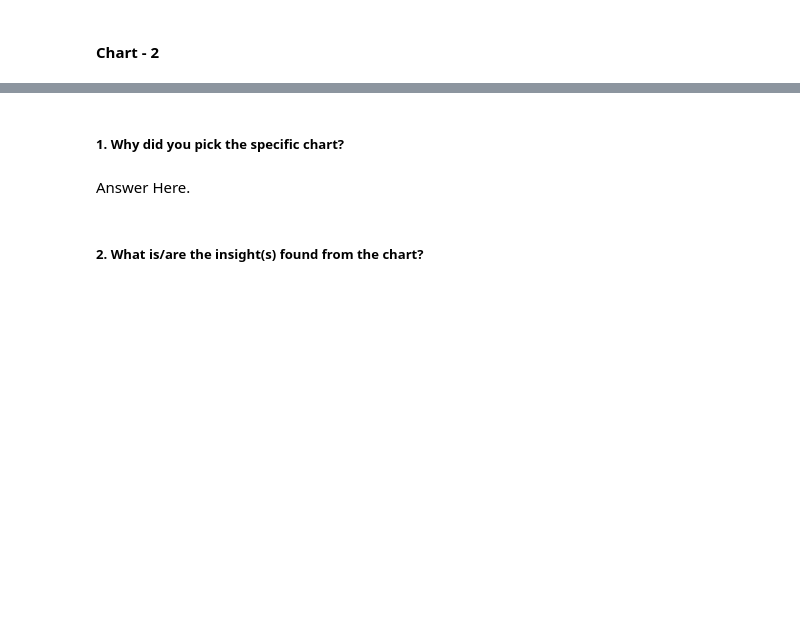
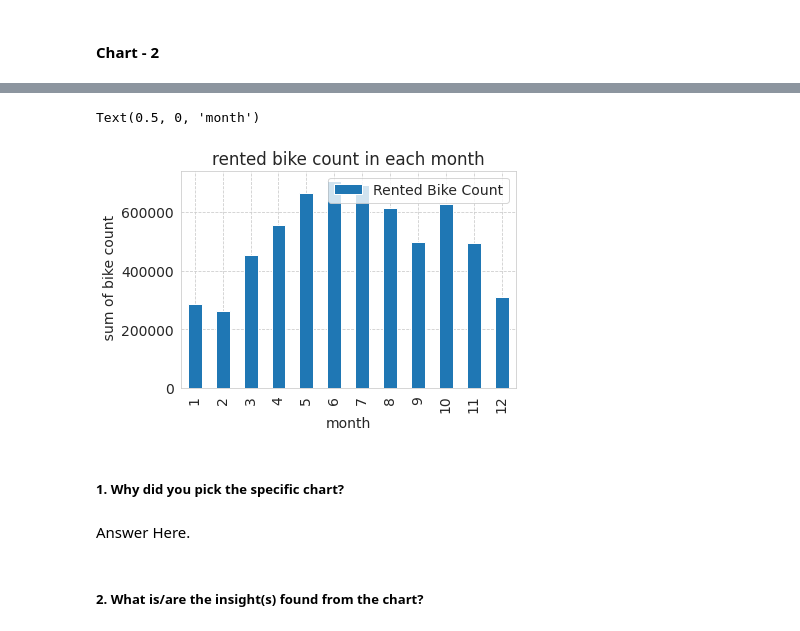
Before and after one commit to albin2122/Bike-Sharing-Demand-Prediction, a Jupyter notebook: Bike_Sharing_Demand_Prediction.ipynb, the cells around one changed output, grey strips where cells are left out. Cells and saved outputs as stored; diff of their text form; code cells hidden in the pictures; blank space fills up the shorter version.

```diff
--- a/Bike_Sharing_Demand_Prediction.ipynb
+++ b/Bike_Sharing_Demand_Prediction.ipynb
@@ -429,0 +494,5 @@ Answer Here
+# %%
+# Chart - 2 visualization code
+#count of rented bike in each month
+bike_month=bike_sharing_df.groupby(['month'])['Rented Bike Count'].sum().reset_index()
+bike_month
@@ -430,3 +513,13 @@ Answer Here
+# %%
+bike_month[['month','Rented Bike Count']].set_index('month').plot(kind='bar')
+plt.rc('font', size=14)
+plt.xticks(rotation=90)
+plt.title('rented bike count in each month' )
+plt.ylabel(' sum of bike count')
+plt.xlabel('month')
+# %% [output]
+Text(0.5, 0, 'month')
+[figure, added]
 # %% [markdown]
 ##### 1. Why did you pick the specific chart?
 # %% [markdown]
```
Also changed, not shown: parts of 38 cells of this notebook.
